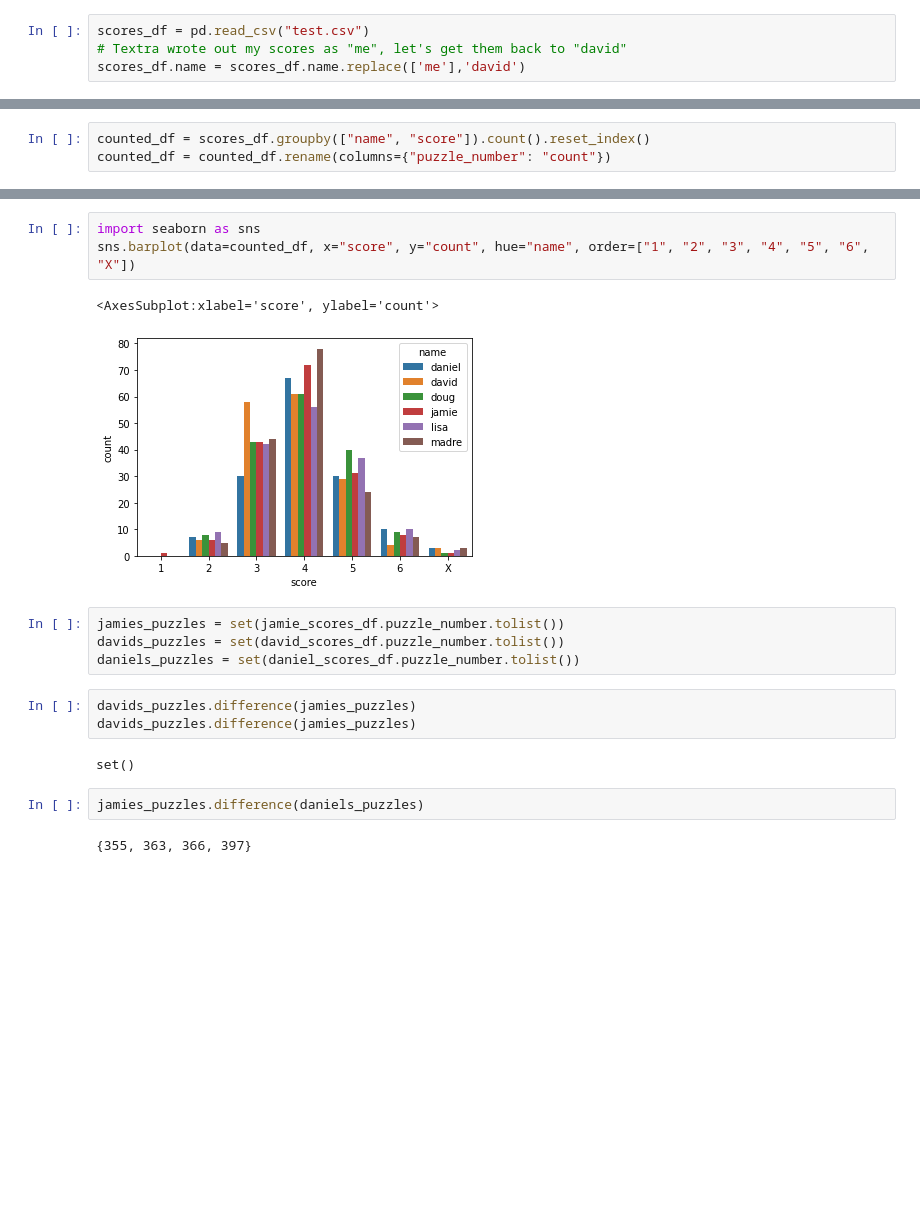
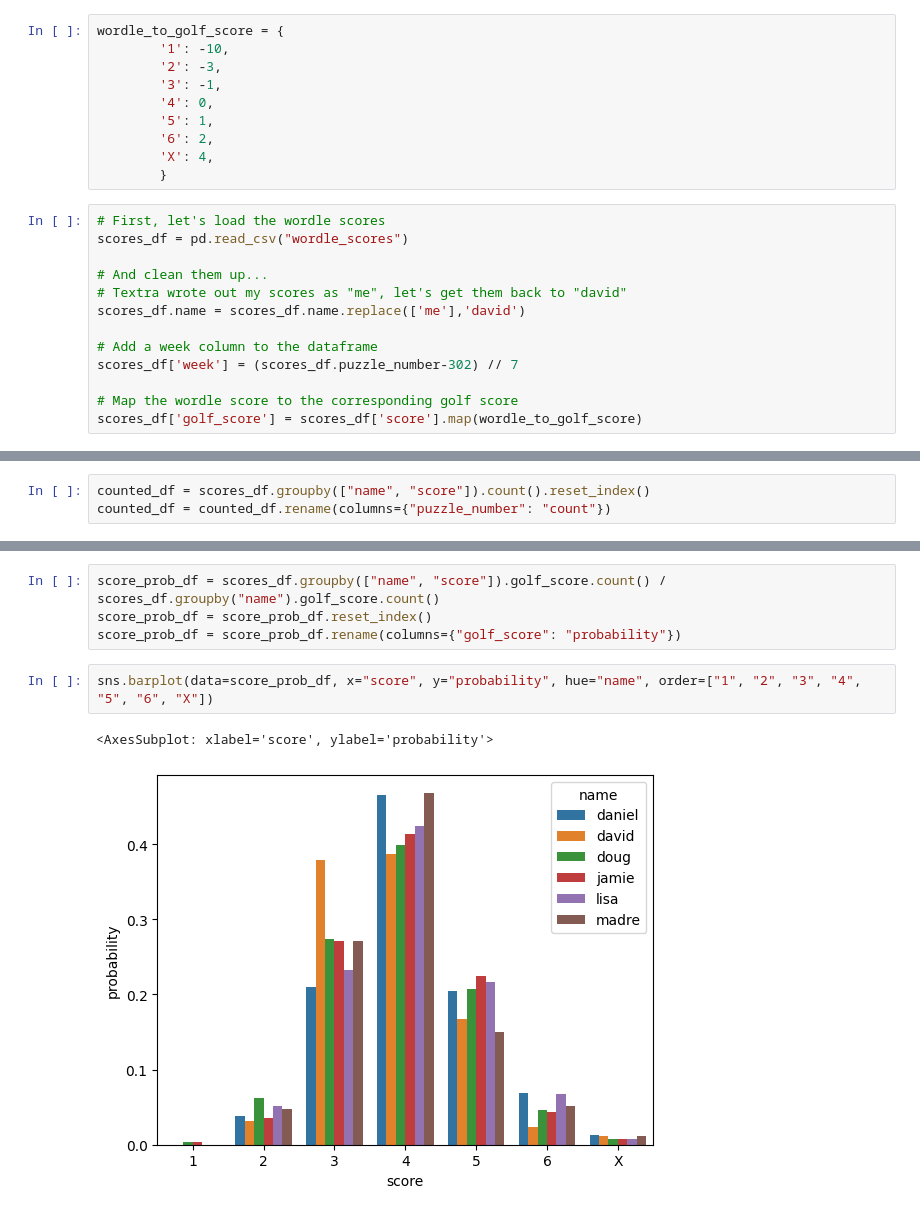
Before and after one commit to davidjevans/wordle-golf, a Jupyter notebook: wordle-golf-notebook.ipynb, the cells around one changed output, grey strips where cells are left out. Drawn from its saved outputs; the diff is of its cells as text; blank space fills up the shorter version.

```diff
--- a/wordle-golf-notebook.ipynb
+++ b/wordle-golf-notebook.ipynb
@@ -3,4 +5,23 @@ import pandas as pd
+# %%
+wordle_to_golf_score = {
+        '1': -10,
+        '2': -3,
+        '3': -1,
+        '4': 0,
+        '5': 1,
+        '6': 2,
+        'X': 4,
+        }
 # %%
-scores_df = pd.read_csv("test.csv")
+# First, let's load the wordle scores
+scores_df = pd.read_csv("wordle_scores")
+
+# And clean them up...
 # Textra wrote out my scores as "me", let's get them back to "david"
 scores_df.name = scores_df.name.replace(['me'],'david')
+
+# Add a week column to the dataframe
+scores_df['week'] = (scores_df.puzzle_number-302) // 7
+
+# Map the wordle score to the corresponding golf score
+scores_df['golf_score'] = scores_df['score'].map(wordle_to_golf_score)
@@ -35,19 +42,9 @@ counted_df = counted_df.rename(columns={"puzzle_number": "count"})
+# %%
+score_prob_df = scores_df.groupby(["name", "score"]).golf_score.count() / scores_df.groupby("name").golf_score.count()
+score_prob_df = score_prob_df.reset_index()
+score_prob_df = score_prob_df.rename(columns={"golf_score": "probability"})
 # %%
-import seaborn as sns
-sns.barplot(data=counted_df, x="score", y="count", hue="name", order=["1", "2", "3", "4", "5", "6", "X"])
+sns.barplot(data=score_prob_df, x="score", y="probability", hue="name", order=["1", "2", "3", "4", "5", "6", "X"])
 # %% [output]
-<AxesSubplot:xlabel='score', ylabel='count'>
+<AxesSubplot: xlabel='score', ylabel='probability'>
-[figure, old version]
+[figure, new version]
-# %%
-jamies_puzzles = set(jamie_scores_df.puzzle_number.tolist())
-davids_puzzles = set(david_scores_df.puzzle_number.tolist())
-daniels_puzzles = set(daniel_scores_df.puzzle_number.tolist())
-# %%
-davids_puzzles.difference(jamies_puzzles)
-davids_puzzles.difference(jamies_puzzles)
-# %% [output]
-set()
-# %%
-jamies_puzzles.difference(daniels_puzzles)
-# %% [output]
-{355, 363, 366, 397}
```
Also changed, not shown: parts of 12 cells of this notebook, 9 other files.
